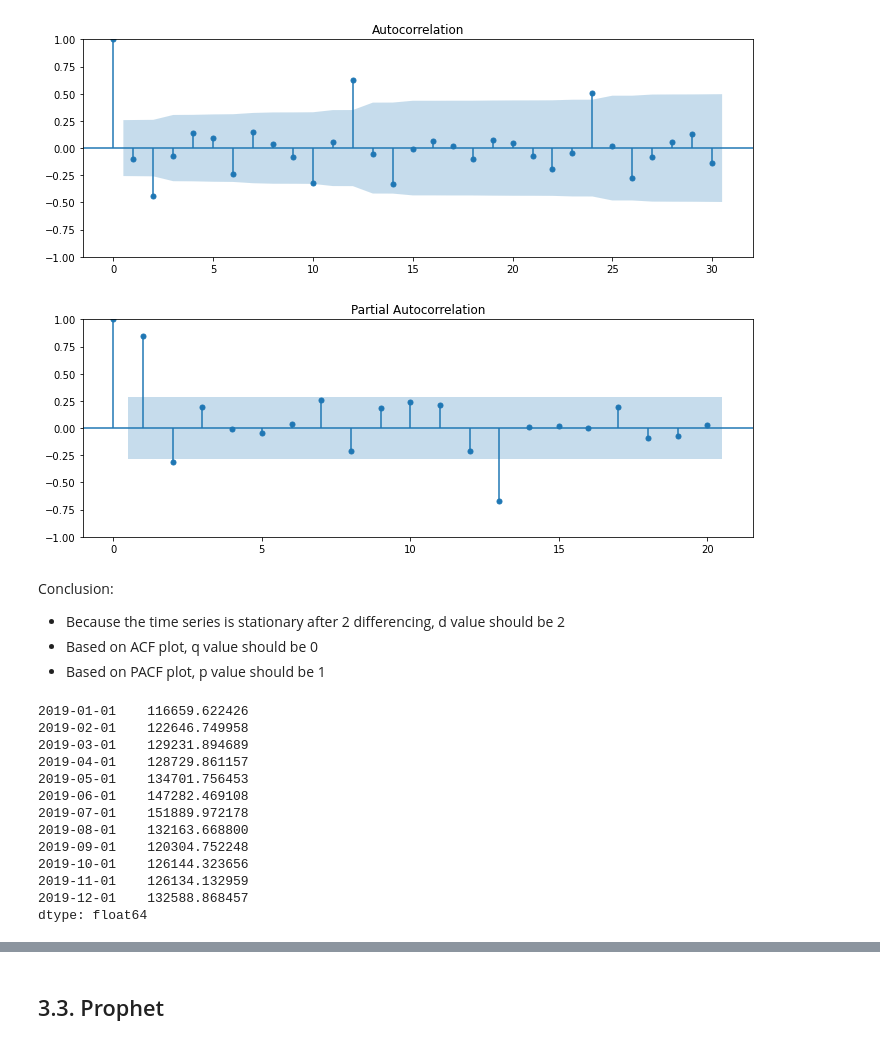
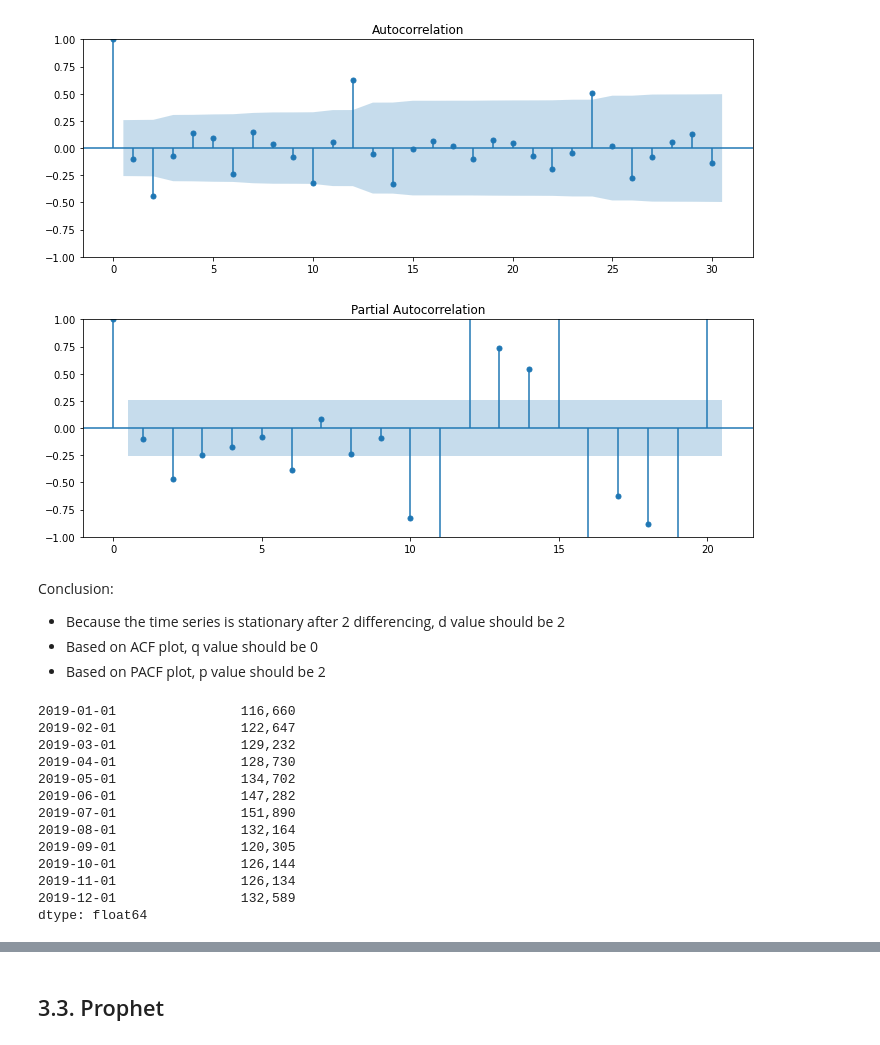
Before and after one commit to Alan-Wolf-VN/passenger_forecast, a Jupyter notebook: pax_forecast.ipynb, the cells around one changed output, grey strips where cells are left out. Drawn from its saved outputs; the diff is of its cells as text; code cells hidden in the pictures.

```diff
--- a/pax_forecast.ipynb
+++ b/pax_forecast.ipynb
@@ -401,13 +399,13 @@ plt.show()
 [figure]
 # %%
 plt.figure(figsize=(12,4))
-plot_pacf(train, ax=plt.gca(), lags = 20)
+plot_pacf(data_boxcox_diff2, ax=plt.gca(), lags = 20)
 plt.show()
 # %% [output]
-[figure, old version]
+[figure, new version]
 # %% [markdown]
 Conclusion:
 - Because the time series is stationary after 2 differencing, d value should be 2
 - Based on ACF plot, q value should be 0
-- Based on PACF plot, p value should be 1
+- Based on PACF plot, p value should be 2
 # %%
@@ -416,17 +414,17 @@ test_data_boxcox_diff = data_boxcox[-12:]
 # %%
-test_data_boxcox_diff
+test_data_boxcox
 # %% [output]
-2019-01-01    116659.622426
-2019-02-01    122646.749958
-2019-03-01    129231.894689
-2019-04-01    128729.861157
-2019-05-01    134701.756453
-2019-06-01    147282.469108
-2019-07-01    151889.972178
-2019-08-01    132163.668800
-2019-09-01    120304.752248
-2019-10-01    126144.323656
-2019-11-01    126134.132959
-2019-12-01    132588.868457
+2019-01-01                116,660
+2019-02-01                122,647
+2019-03-01                129,232
+2019-04-01                128,730
+2019-05-01                134,702
+2019-06-01                147,282
+2019-07-01                151,890
+2019-08-01                132,164
+2019-09-01                120,305
+2019-10-01                126,144
+2019-11-01                126,134
+2019-12-01                132,589
 dtype: float64
 # %%
```
Also changed, not shown: parts of 91 cells of this notebook, 3 other files.
